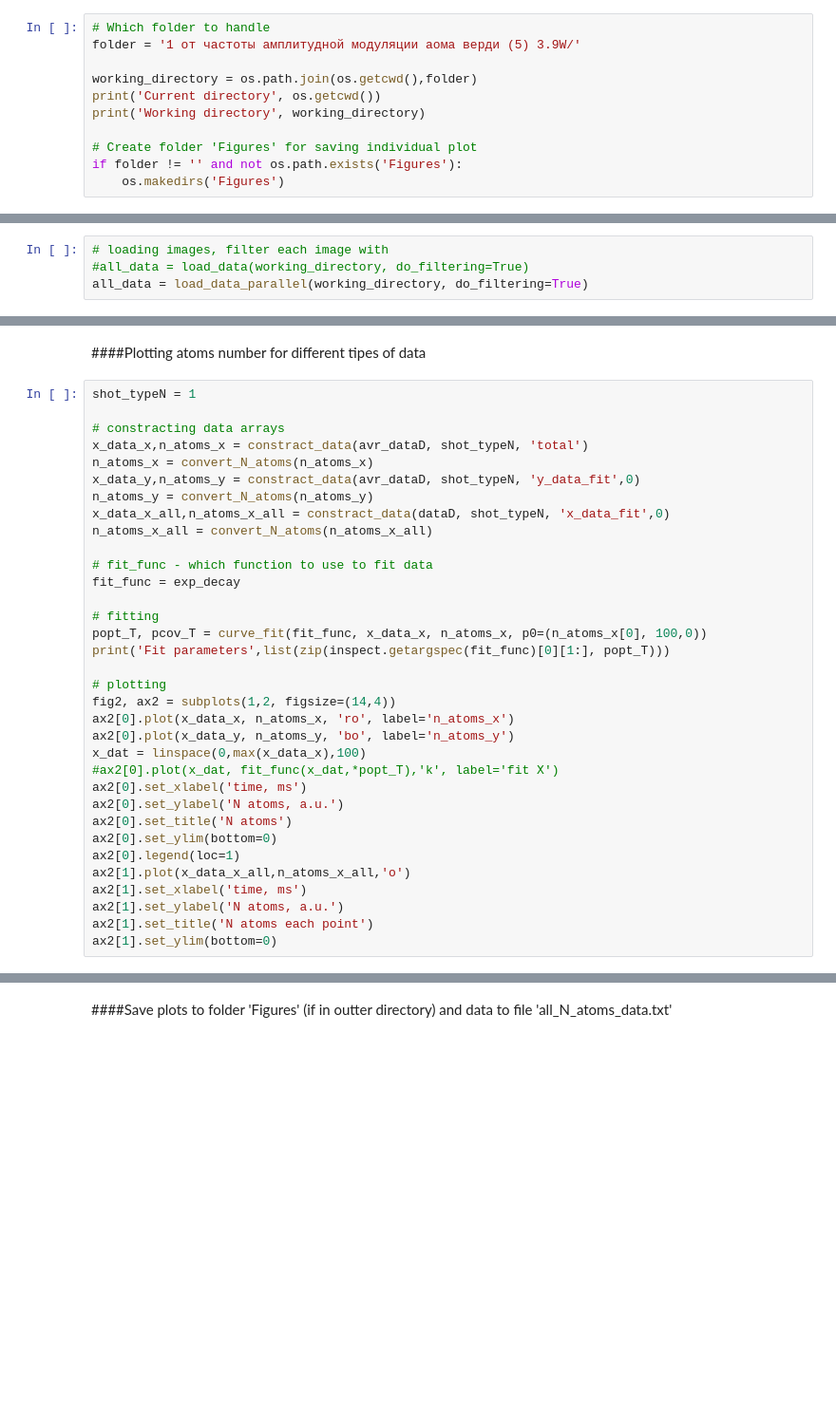
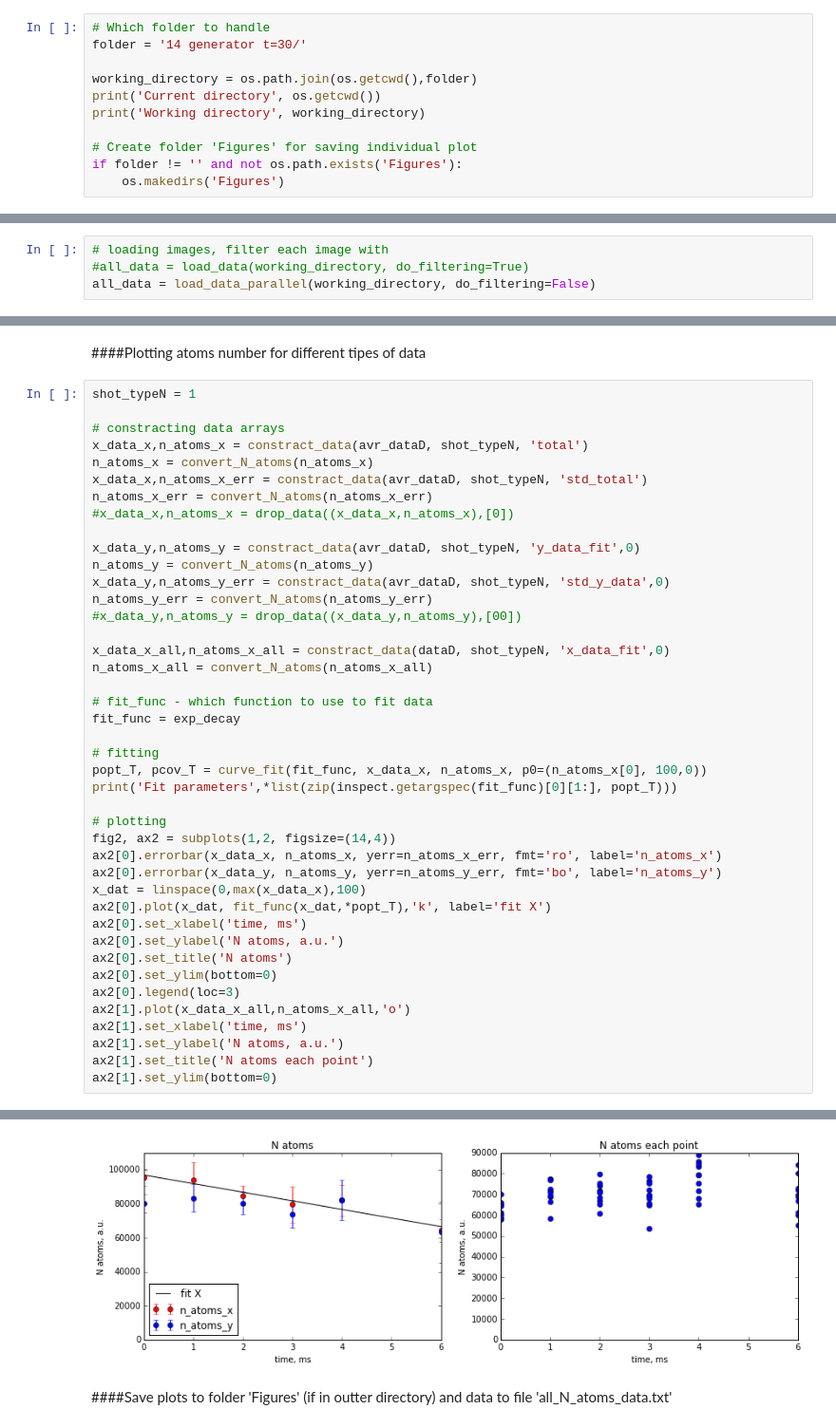
Before and after one commit to thulium-lab/ipython_programms, a Jupyter notebook: N_atoms_determination.ipynb, the cells around one changed output, grey strips where cells are left out. Shown: that part at 95% size. Cells and saved outputs as stored; diff of their text form; blank space fills up the shorter version.

Commit message:
added error bars plot and ability to shut down kernels and binding kernels

```diff
--- a/N_atoms_determination.ipynb
+++ b/N_atoms_determination.ipynb
@@ -16,7 +30,7 @@ from thulium_python_lib.parallel_processing import *
 ###Setting directory to work with
 # %%
 # Which folder to handle
-folder = '1 от частоты амплитудной модуляции аома верди (5) 3.9W/'
+folder = '14 generator t=30/'
 
 working_directory = os.path.join(os.getcwd(),folder)
 print('Current directory', os.getcwd())
@@ -30,4 +47,4 @@ if folder != '' and not os.path.exists('Figures'):
 # %%
 # loading images, filter each image with
 #all_data = load_data(working_directory, do_filtering=True)
-all_data = load_data_parallel(working_directory, do_filtering=True)
+all_data = load_data_parallel(working_directory, do_filtering=False)
@@ -67,8 +94,16 @@ shot_typeN = 1
 # constracting data arrays
 x_data_x,n_atoms_x = constract_data(avr_dataD, shot_typeN, 'total')
 n_atoms_x = convert_N_atoms(n_atoms_x)
+x_data_x,n_atoms_x_err = constract_data(avr_dataD, shot_typeN, 'std_total')
+n_atoms_x_err = convert_N_atoms(n_atoms_x_err)
+#x_data_x,n_atoms_x = drop_data((x_data_x,n_atoms_x),[0])
+
 x_data_y,n_atoms_y = constract_data(avr_dataD, shot_typeN, 'y_data_fit',0)
 n_atoms_y = convert_N_atoms(n_atoms_y)
+x_data_y,n_atoms_y_err = constract_data(avr_dataD, shot_typeN, 'std_y_data',0)
+n_atoms_y_err = convert_N_atoms(n_atoms_y_err)
+#x_data_y,n_atoms_y = drop_data((x_data_y,n_atoms_y),[00])
+
 x_data_x_all,n_atoms_x_all = constract_data(dataD, shot_typeN, 'x_data_fit',0)
 n_atoms_x_all = convert_N_atoms(n_atoms_x_all)
 
@@ -77,21 +112,22 @@ fit_func = exp_decay
 
 # fitting
 popt_T, pcov_T = curve_fit(fit_func, x_data_x, n_atoms_x, p0=(n_atoms_x[0], 100,0))
-print('Fit parameters',list(zip(inspect.getargspec(fit_func)[0][1:], popt_T)))
+print('Fit parameters',*list(zip(inspect.getargspec(fit_func)[0][1:], popt_T)))
 
 # plotting
 fig2, ax2 = subplots(1,2, figsize=(14,4))
-ax2[0].plot(x_data_x, n_atoms_x, 'ro', label='n_atoms_x')
-ax2[0].plot(x_data_y, n_atoms_y, 'bo', label='n_atoms_y')
+ax2[0].errorbar(x_data_x, n_atoms_x, yerr=n_atoms_x_err, fmt='ro', label='n_atoms_x')
+ax2[0].errorbar(x_data_y, n_atoms_y, yerr=n_atoms_y_err, fmt='bo', label='n_atoms_y')
 x_dat = linspace(0,max(x_data_x),100)
-#ax2[0].plot(x_dat, fit_func(x_dat,*popt_T),'k', label='fit X')
+ax2[0].plot(x_dat, fit_func(x_dat,*popt_T),'k', label='fit X')
 ax2[0].set_xlabel('time, ms')
 ax2[0].set_ylabel('N atoms, a.u.')
 ax2[0].set_title('N atoms')
 ax2[0].set_ylim(bottom=0)
-ax2[0].legend(loc=1)
+ax2[0].legend(loc=3)
 ax2[1].plot(x_data_x_all,n_atoms_x_all,'o')
 ax2[1].set_xlabel('time, ms')
 ax2[1].set_ylabel('N atoms, a.u.')
 ax2[1].set_title('N atoms each point')
 ax2[1].set_ylim(bottom=0)
+# %% [output]
@@ -98,3 +136,4 @@ ax2[1].set_ylim(bottom=0)
+[figure, added]
 # %% [markdown]
 ####Save plots to folder 'Figures' (if in outter directory) and data to file 'all_N_atoms_data.txt'
 # %%
```
Also changed, not shown: parts of 8 cells of this notebook, 2 other files.
